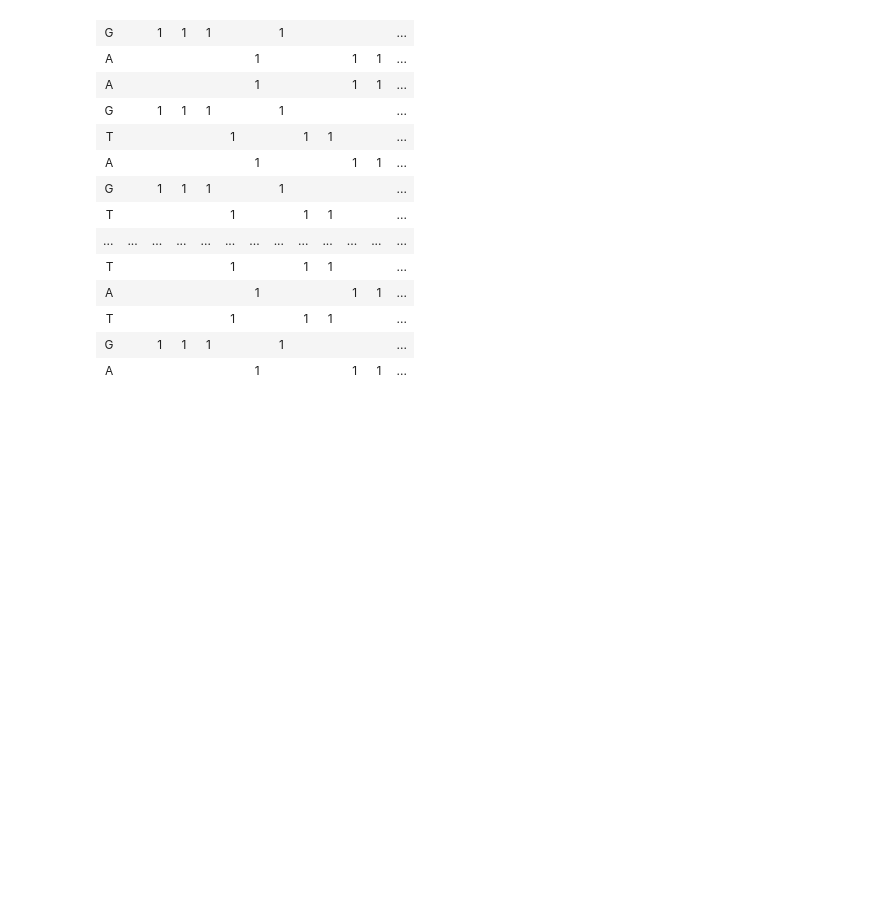
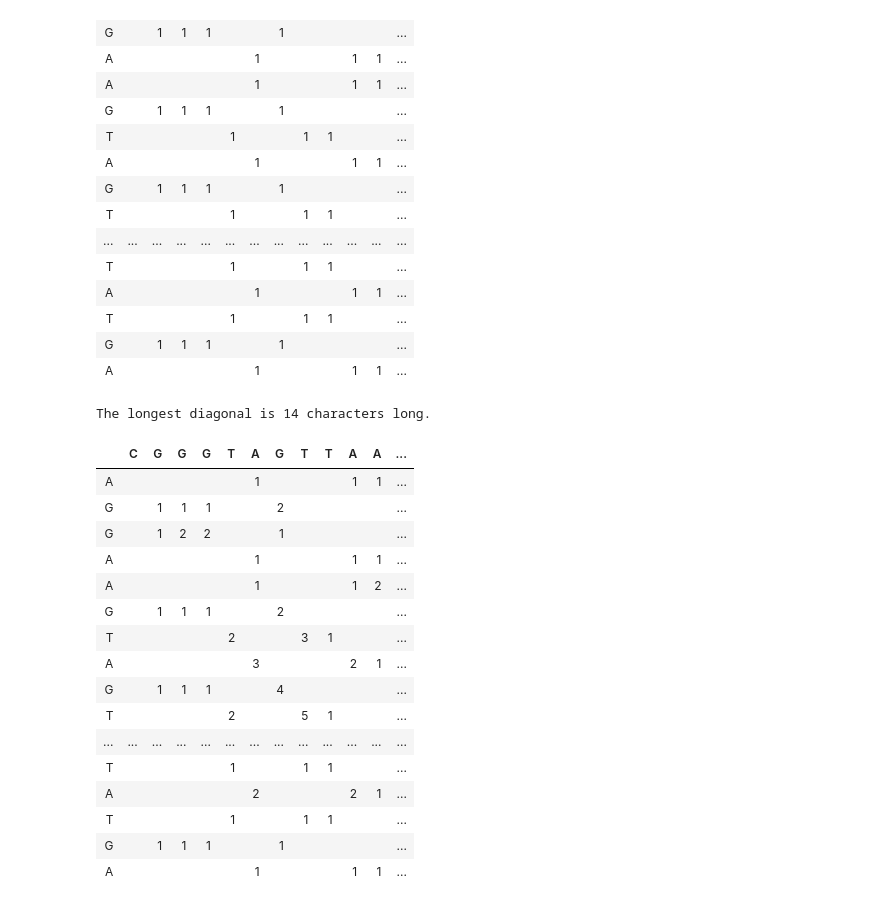
Before and after one commit to zahidetastan/Pairwise-Sequence-Alignment, a Jupyter notebook: Alignment.ipynb, the cells around one changed output. Cells and saved outputs as stored; diff of their text form; code cells hidden in the pictures; blank space fills up the shorter version.

```diff
--- a/Alignment.ipynb
+++ b/Alignment.ipynb
@@ -92,3 +92,40 @@ HTML(show_F(seq1, seq2, data, hide_zeros=True))
 | T |  |  |  |  | 1 |  |  | 1 | 1 |  |  | ... |
 | G |  | 1 | 1 | 1 |  |  | 1 |  |  |  |  | ... |
 | A |  |  |  |  |  | 1 |  |  |  | 1 | 1 | ... |
+# %%
+# create a copy of our data matrix to work with, so we
+# leave the original untouched.
+summed_data = data.copy()
+# iterate over the cells in our data matrix, starting in
+# the second row and second column
+for i in range(1, summed_data.shape[0]):
+    for j in range(1, summed_data.shape[1]):
+        # if the value in the current cell is greater than zero
+        # (i.e., the characters at the corresponding pair of
+        # sequence positions are the same), add the value from the
+        # cell that is diagonally up and to the left.
+        if summed_data[i, j] > 0:
+            summed_data[i, j] += summed_data[i-1][j-1]
+
+# Identify the longest diagonal
+print("The longest diagonal is %d characters long." % summed_data.max())
+HTML(show_F(seq1, seq2, summed_data, hide_zeros=True))
+# %% [output]
+The longest diagonal is 14 characters long.
+|  | C | G | G | G | T | A | G | T | T | A | A | ... |
+| A |  |  |  |  |  | 1 |  |  |  | 1 | 1 | ... |
+| G |  | 1 | 1 | 1 |  |  | 2 |  |  |  |  | ... |
+| G |  | 1 | 2 | 2 |  |  | 1 |  |  |  |  | ... |
+| A |  |  |  |  |  | 1 |  |  |  | 1 | 1 | ... |
+| A |  |  |  |  |  | 1 |  |  |  | 1 | 2 | ... |
+| G |  | 1 | 1 | 1 |  |  | 2 |  |  |  |  | ... |
+| T |  |  |  |  | 2 |  |  | 3 | 1 |  |  | ... |
+| A |  |  |  |  |  | 3 |  |  |  | 2 | 1 | ... |
+| G |  | 1 | 1 | 1 |  |  | 4 |  |  |  |  | ... |
+| T |  |  |  |  | 2 |  |  | 5 | 1 |  |  | ... |
+| ... | ... | ... | ... | ... | ... | ... | ... | ... | ... | ... | ... | ... |
+| T |  |  |  |  | 1 |  |  | 1 | 1 |  |  | ... |
+| A |  |  |  |  |  | 2 |  |  |  | 2 | 1 | ... |
+| T |  |  |  |  | 1 |  |  | 1 | 1 |  |  | ... |
+| G |  | 1 | 1 | 1 |  |  | 1 |  |  |  |  | ... |
+| A |  |  |  |  |  | 1 |  |  |  | 1 | 1 | ... |
```
Also changed, not shown: parts of 1 cell of this notebook, 1 other file.
